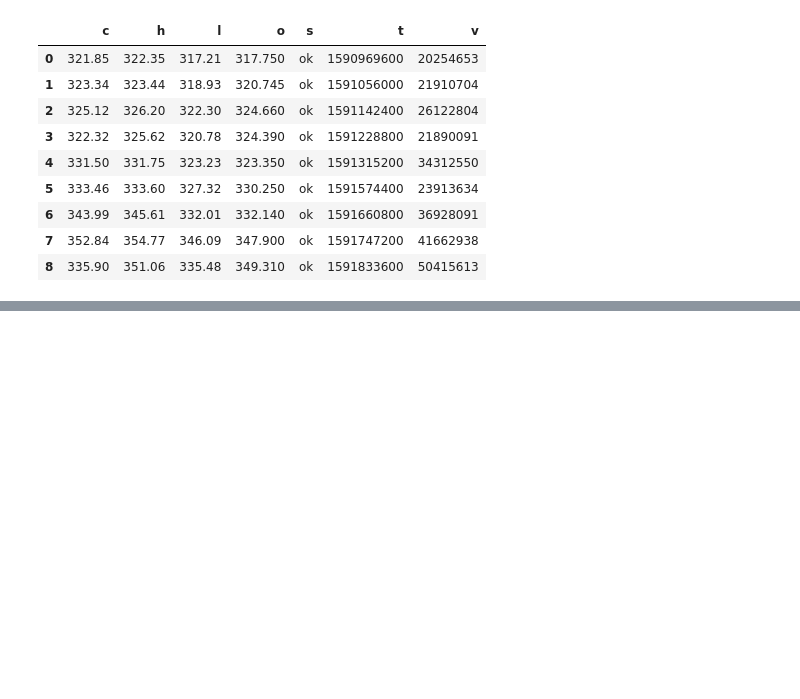
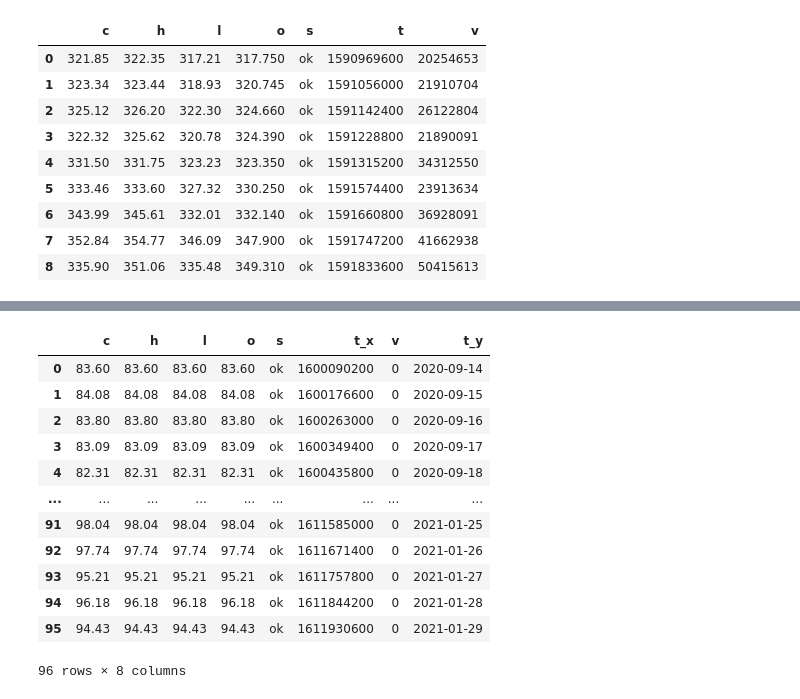
Before and after one commit to cmcoder9/Shortease, a Jupyter notebook: main.ipynb, the cells around one changed output, grey strips where cells are left out. Saved outputs shown, nothing was run; the diff lists cells and outputs as text; code cells hidden in the pictures; blank space fills up the shorter version.

```diff
--- a/main.ipynb
+++ b/main.ipynb
@@ -43,0 +121,3 @@ pd.DataFrame(res)
+# %%
+res3 = finnhub_client.stock_candles('VTSAX', 'D', 1599886800, 1612159200)
+print(res3)
@@ -43,0 +126,3 @@ pd.DataFrame(res)
+# %%
+S_P = pd.DataFrame(res3)
+S_P
@@ -43,0 +143,4 @@ pd.DataFrame(res)
+# %%
+Time_clean2 = pd.to_datetime(S_P.t, unit = "s")
+Clean = pd.to_datetime(Time_clean2).dt.date
+Clean
@@ -43,0 +160,17 @@ pd.DataFrame(res)
+# %%
+S_P_update = pd.merge(S_P, Clean, left_index = True, right_index = True)
+S_P_update
+# %% [output]
+|  | c | h | l | o | s | t_x | v | t_y |
+| 0 | 83.60 | 83.60 | 83.60 | 83.60 | ok | 1600090200 | 0 | 2020-09-14 |
+| 1 | 84.08 | 84.08 | 84.08 | 84.08 | ok | 1600176600 | 0 | 2020-09-15 |
+| 2 | 83.80 | 83.80 | 83.80 | 83.80 | ok | 1600263000 | 0 | 2020-09-16 |
+| 3 | 83.09 | 83.09 | 83.09 | 83.09 | ok | 1600349400 | 0 | 2020-09-17 |
+| 4 | 82.31 | 82.31 | 82.31 | 82.31 | ok | 1600435800 | 0 | 2020-09-18 |
+| ... | ... | ... | ... | ... | ... | ... | ... | ... |
+| 91 | 98.04 | 98.04 | 98.04 | 98.04 | ok | 1611585000 | 0 | 2021-01-25 |
+| 92 | 97.74 | 97.74 | 97.74 | 97.74 | ok | 1611671400 | 0 | 2021-01-26 |
+| 93 | 95.21 | 95.21 | 95.21 | 95.21 | ok | 1611757800 | 0 | 2021-01-27 |
+| 94 | 96.18 | 96.18 | 96.18 | 96.18 | ok | 1611844200 | 0 | 2021-01-28 |
+| 95 | 94.43 | 94.43 | 94.43 | 94.43 | ok | 1611930600 | 0 | 2021-01-29 |
+96 rows × 8 columns
```
Also changed, not shown: parts of 11 cells of this notebook.
